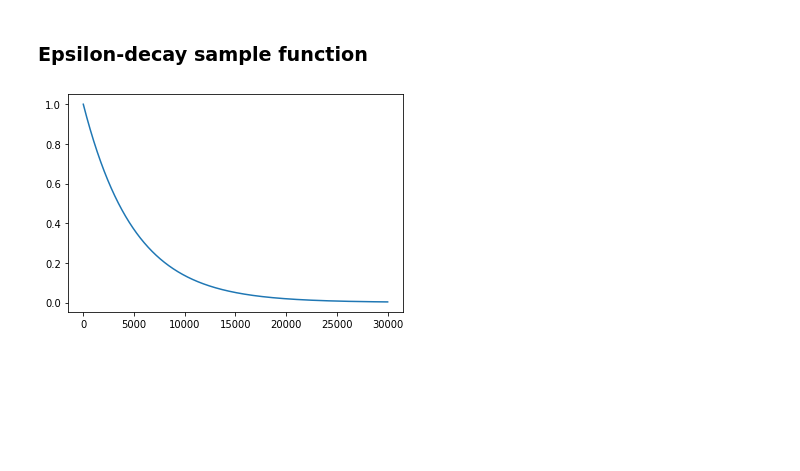
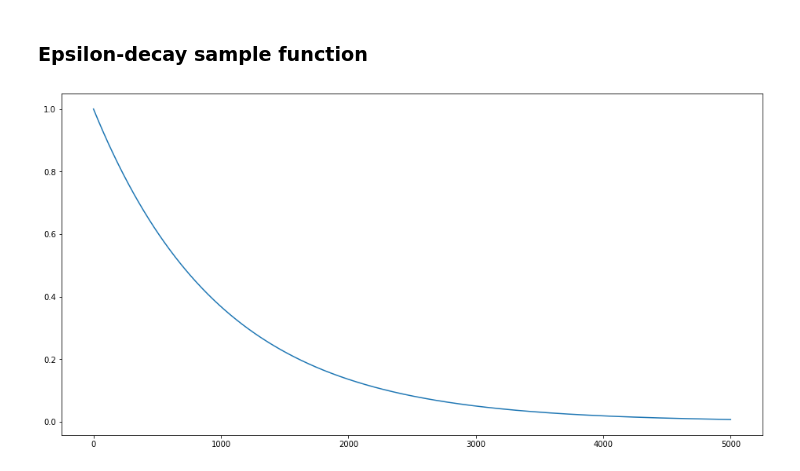
Before and after one commit to sriksmachi/supercabs, a Jupyter notebook: DQN_Agent_Arch2.ipynb, the cells around one changed output. Saved outputs shown, nothing was run; the diff lists cells and outputs as text; code cells hidden in the pictures; blank space fills up the shorter version.

```diff
--- a/DQN_Agent_Arch2.ipynb
+++ b/DQN_Agent_Arch2.ipynb
@@ -180,7 +189,9 @@ class DQNAgent:
 # %%
-# Testing code.
-states_action_to_track = [[(2,10,1), 9], [[2,5,6], 1]]
-state_action_tracked_results = [[],[]]
+# Declaring States to track
+states_action_to_track = [[(2,10,1), 9], [[2,5,6], 11], [[2,16,0], 10],  [[0,6,5], 19],  [[3,1,5], 20],  [[4,12,4], 3]]
+state_action_tracked_results = [[],[],[],[],[],[]]
+
+
 state_size = len(env.state_space)
 action_size = len(env.action_space)
 agent = DQNAgent(state_size, action_size)
@@ -305,3 +318,21 @@ Episode: 33 Total Reward: 115, epsilon: 0.20987755281470882, Buffer Length: 2000
 ### Tracking Convergence
 # %% [markdown]
 #### Tracking Q Value convergence for the states tracked.
+# %%
+fig, axs = plt.subplots(len(states_action_to_track), figsize=(16,12))
+fig.tight_layout()
+
+def draw(i):
+    x_axis = range(0, len(state_action_tracked_results[i]))
+    y_axis = state_action_tracked_results[i]
+    axs[i].plot(x_axis,y_axis)
+    axs[i].set_title(states_action_to_track[i])
+
+for i in range(len(states_action_to_track)):
+  draw(i)
+
+for ax in axs.flat:
+   ax.set(xlabel='episodes', ylabel='q-values')
+
+for ax in axs.flat:
+    ax.label_outer()
@@ -308,19 +363,21 @@ Episode: 33 Total Reward: 115, epsilon: 0.20987755281470882, Buffer Length: 2000
 # %% [markdown]
 ### Epsilon-decay sample function
 # %%
-episodes = 30000
+episodes = 5000
+plt.figure(0, figsize=(16,8))
 time = np.arange(0,episodes)
 epsilon = []
 for i in range(0,episodes):
-    epsilon.append(0.001 + (1.0 - 0.001) * np.exp(-0.0002*i))
+    epsilon.append(0.001 + (1.0 - 0.001) * np.exp(-0.001*i))
 plt.plot(time, epsilon)
 plt.show()
 
 # Epsilon values per episode
 # 100 - 0.05
 # 1000 - 0.005
+# 5000 - 0.001
 # 10000 - 0.0005
 # 20000 - 0.0003
 # 30000 - 0.0002
 # %% [output]
-[figure, old version]
+[figure, new version]
```
Also changed, not shown: parts of 20 cells of this notebook.
